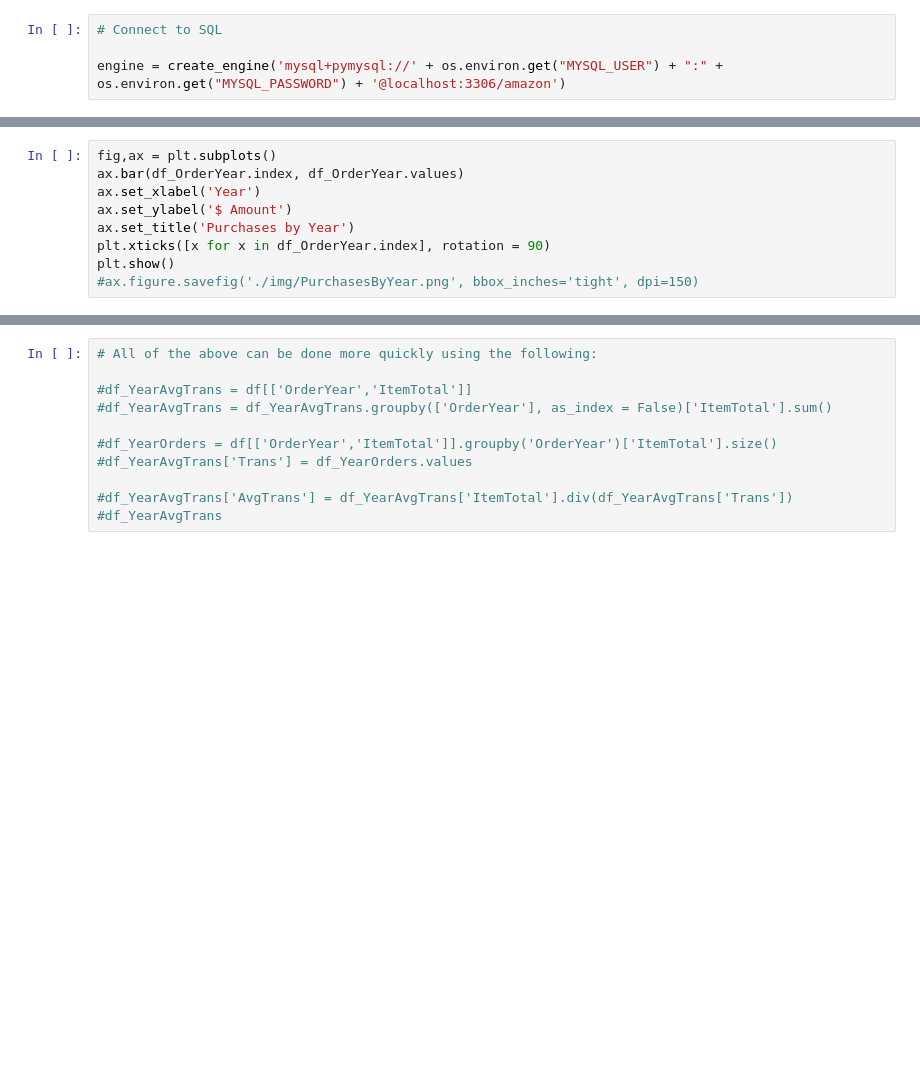
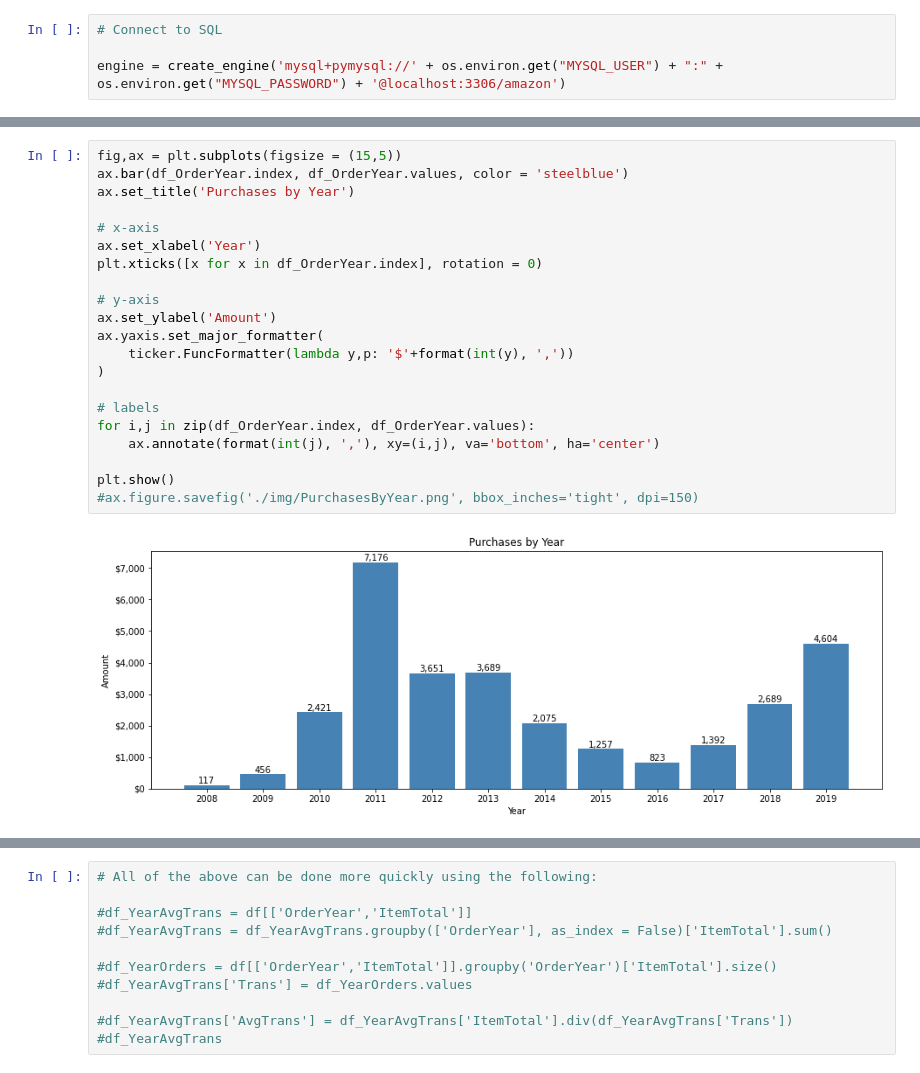
Before and after one commit to AmitSamra/AmazonOrderHistoryAirflow, a Jupyter notebook: AmazonOrderHistoryAirflow_input.ipynb, the cells around one changed output, grey strips where cells are left out. Cells and saved outputs as stored; diff of their text form; blank space fills up the shorter version.

```diff
--- a/AmazonOrderHistoryAirflow_input.ipynb
+++ b/AmazonOrderHistoryAirflow_input.ipynb
@@ -98,12 +176,26 @@ plt.show()
 # %%
-fig,ax = plt.subplots()
-ax.bar(df_OrderYear.index, df_OrderYear.values)
+fig,ax = plt.subplots(figsize = (15,5))
+ax.bar(df_OrderYear.index, df_OrderYear.values, color = 'steelblue')
+ax.set_title('Purchases by Year')
+
+# x-axis
 ax.set_xlabel('Year')
-ax.set_ylabel('$ Amount')
-ax.set_title('Purchases by Year')
-plt.xticks([x for x in df_OrderYear.index], rotation = 90)
+plt.xticks([x for x in df_OrderYear.index], rotation = 0)
+
+# y-axis
+ax.set_ylabel('Amount')
+ax.yaxis.set_major_formatter(
+    ticker.FuncFormatter(lambda y,p: '$'+format(int(y), ','))
+)
+
+# labels
+for i,j in zip(df_OrderYear.index, df_OrderYear.values):
+    ax.annotate(format(int(j), ','), xy=(i,j), va='bottom', ha='center')
+
 plt.show()
 #ax.figure.savefig('./img/PurchasesByYear.png', bbox_inches='tight', dpi=150)
+# %% [output]
+[figure, added]
 # %%
 # Purchases by Month
 
```
Also changed, not shown: parts of 40 cells of this notebook.
